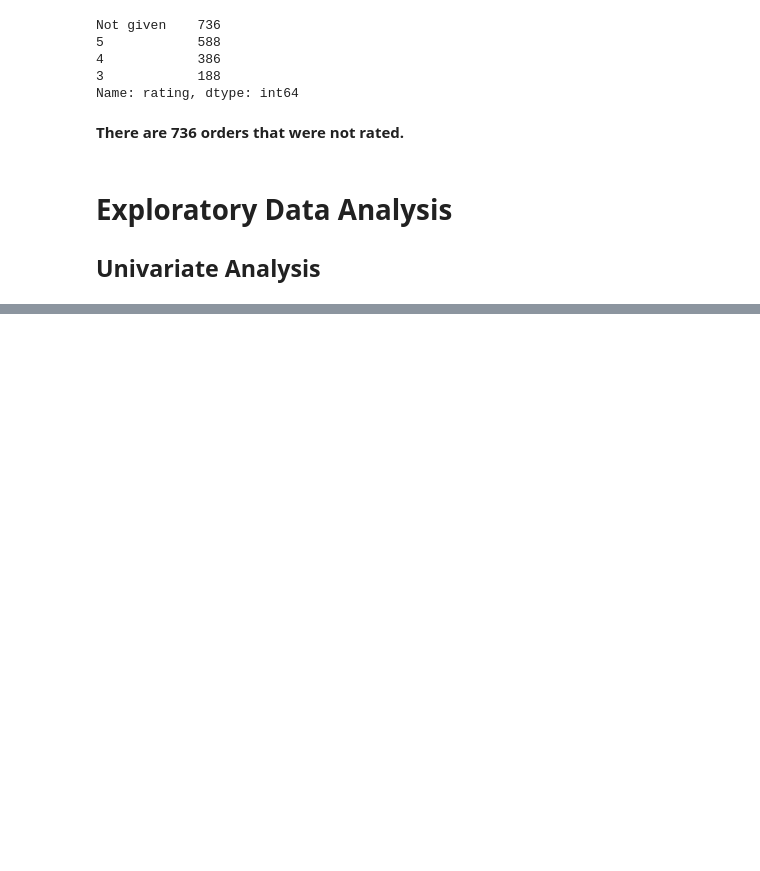
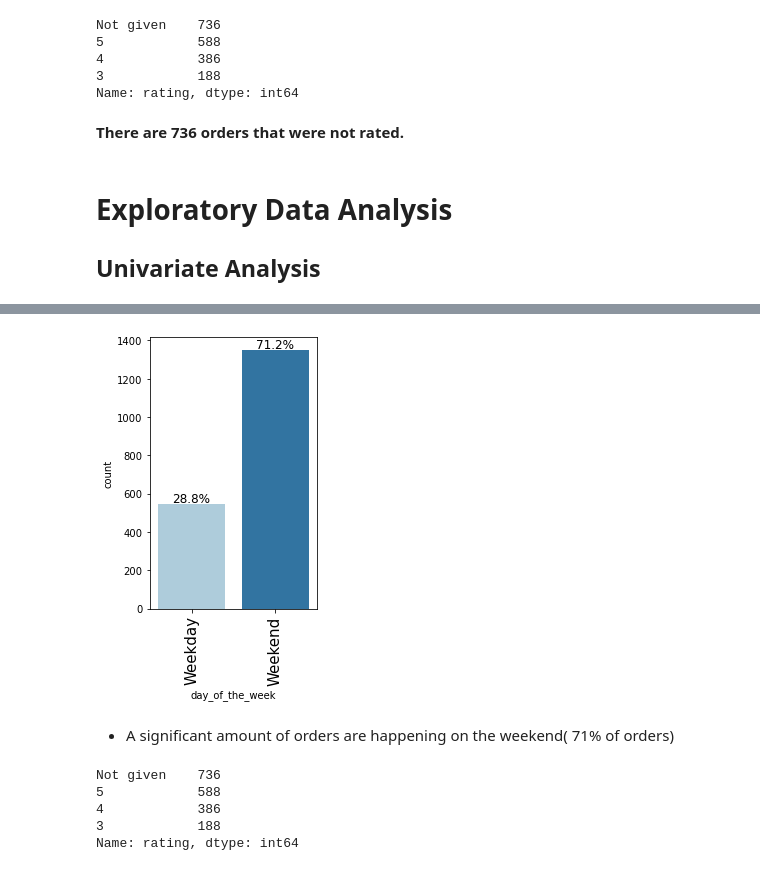
Before and after one commit to data-abdul/Data-Analysis-and-Visualization, a Jupyter notebook: 02 Data Analysis/EDA-FoodHub/FoodHub.ipynb, the cells around one changed output, grey strips where cells are left out. Cells and saved outputs as stored; diff of their text form; code cells hidden in the pictures; blank space fills up the shorter version.

```diff
--- a/02 Data Analysis/EDA-FoodHub/FoodHub.ipynb
+++ b/02 Data Analysis/EDA-FoodHub/FoodHub.ipynb
@@ -124,0 +240,15 @@ Name: rating, dtype: int64
+# %%
+labeled_barplot(df, "day_of_the_week", perc=True, n=None)
+# %% [output]
+[figure, added]
+# %% [markdown]
+* A significant amount of orders are happening on the weekend( 71% of orders)
+# %%
+# Order Ratings
+df.rating.value_counts()
+# %% [output]
+Not given    736
+5            588
+4            386
+3            188
+Name: rating, dtype: int64
```
Also changed, not shown: parts of 24 cells of this notebook.
